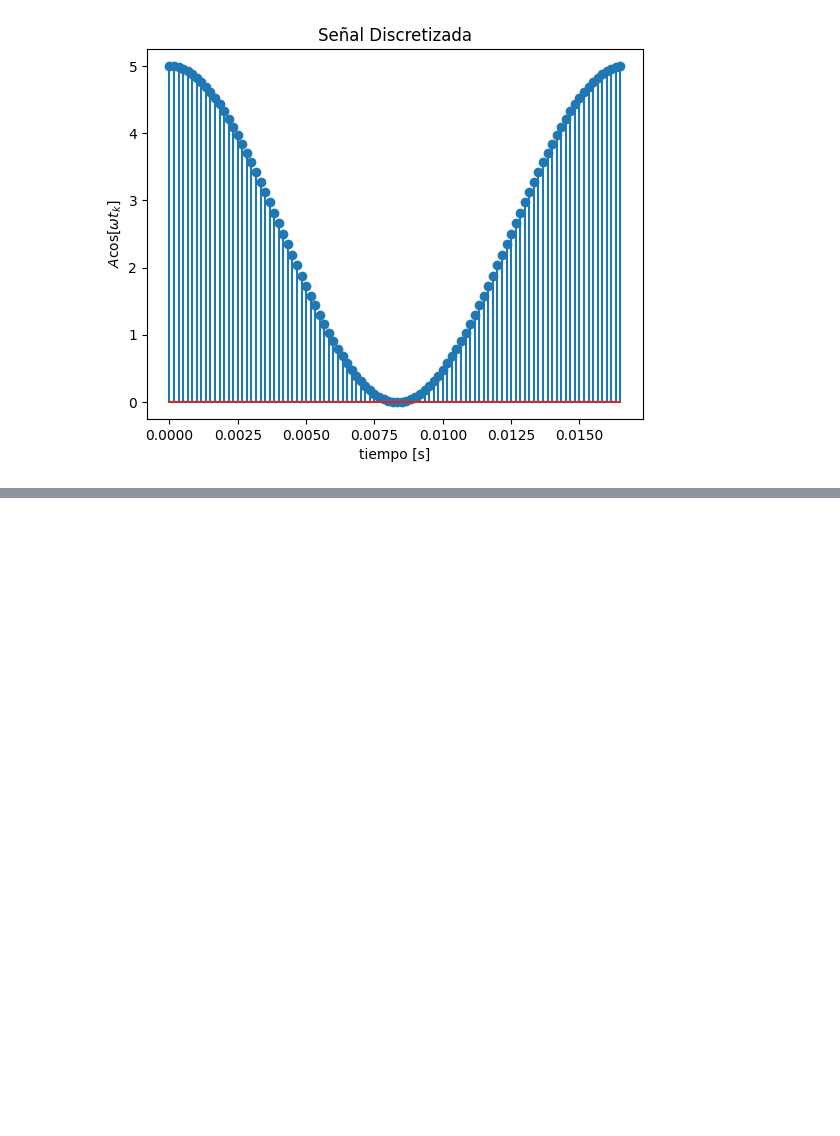
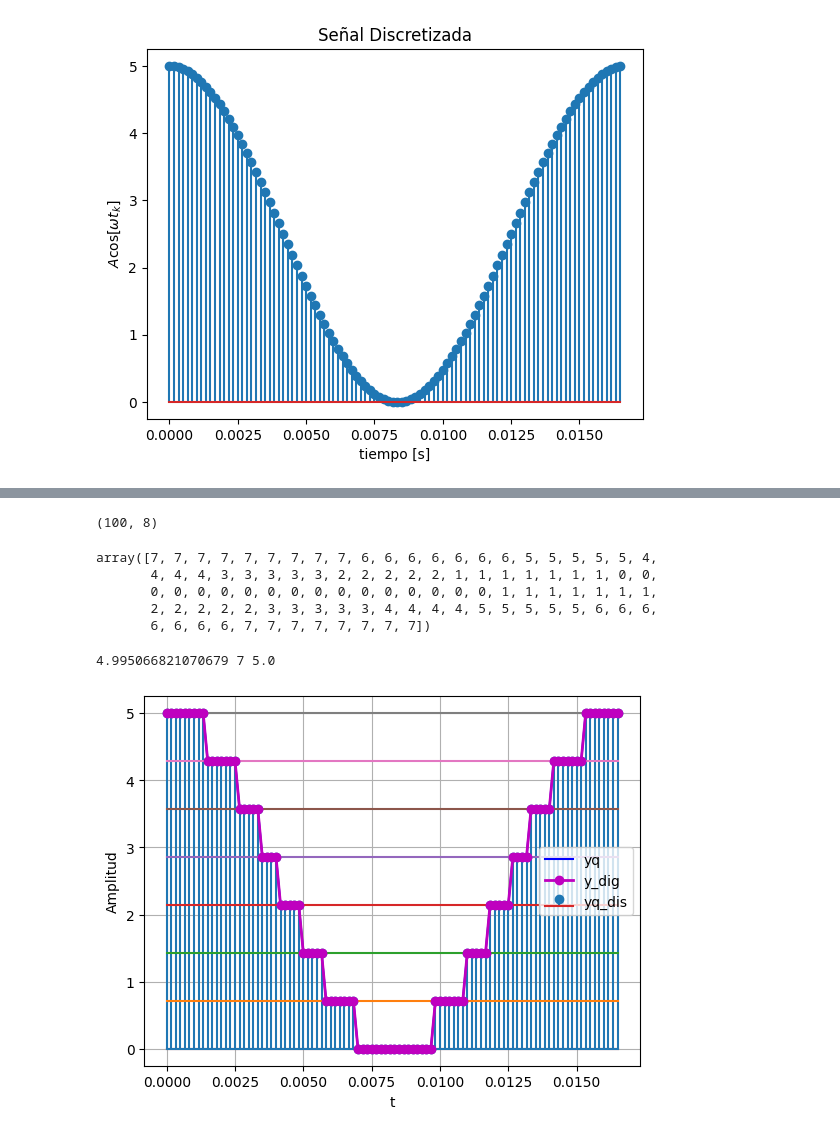
Before and after one commit to GabrielaRomoM/EjerciciosSYS-Phyton, a Jupyter notebook: EJERCICIO_SYS.ipynb, the cells around one changed output, grey strips where cells are left out. Saved outputs shown, nothing was run; the diff lists cells and outputs as text; code cells hidden in the pictures; blank space fills up the shorter version.

```diff
--- a/EJERCICIO_SYS.ipynb
+++ b/EJERCICIO_SYS.ipynb
@@ -75,0 +38,59 @@ plt.show()
+# %%
+from scipy.spatial.distance import cdist
+
+nbits= 3 #definición de la cantidad de bits requeridos
+ymin=0
+ymax=5
+ve=np.linspace(ymin,ymax,2**nbits) #vector de cuantización
+
+d=cdist(yv.reshape(-1,1),ve.reshape(-1,1))
+d.shape
+# %% [output]
+(100, 8)
+# %%
+ind=np.argmin(d,axis=1) #busca la posición de los elementos más pequeños en cada fila
+ind
+# %% [output]
+array([7, 7, 7, 7, 7, 7, 7, 7, 7, 6, 6, 6, 6, 6, 6, 6, 5, 5, 5, 5, 5, 4,
+       4, 4, 4, 3, 3, 3, 3, 3, 2, 2, 2, 2, 2, 1, 1, 1, 1, 1, 1, 1, 0, 0,
+       0, 0, 0, 0, 0, 0, 0, 0, 0, 0, 0, 0, 0, 0, 0, 1, 1, 1, 1, 1, 1, 1,
+       2, 2, 2, 2, 2, 3, 3, 3, 3, 3, 4, 4, 4, 4, 5, 5, 5, 5, 5, 6, 6, 6,
+       6, 6, 6, 6, 7, 7, 7, 7, 7, 7, 7, 7])
+# %%
+print(yv[1],ind[1],ve[ind[1]])
+# %% [output]
+4.995066821070679 7 5.0
+# %%
+def cuantizador(yp,ves): #yp punto para cuantizar y ves es el vector de estados
+
+  Tves= ves.shape[0] #Tamaño ves
+  dn = cdist(yp.reshape(-1,1),ves.reshape(-1,1)) #distancia yn a vector estados
+  ind = np.argmin(dn) #posición distancia min
+  return ves[ind]
+# %%
+for i in range(yv.shape[0]):
+   if i==0: #primera muestra
+     yq = cuantizador(yv[i],ve)
+   else:
+     yq = np.append(yq,cuantizador(yv[i],ve)) #apilar datos cuantizando si i>0
+# %%
+plt.plot(tv,yq,c='b', label='yq')#cs continua
+
+plt.stem(tv,yq, label='yq_dis')#cs discreta
+
+#estados de cuantización
+
+for v in ve:
+  plt.plot(tv,v*np.ones(len(tv)))
+
+# graficar señal Digital (discreta + cuantizada)
+
+plt.plot(tv,yq,c='m',marker='o',label='y_dig', linewidth=2)
+
+plt.legend()
+plt.grid()
+plt.xlabel('t')
+plt.ylabel('Amplitud')
+plt.show()
+# %% [output]
+[figure, added]
```
Also changed, not shown: parts of 2 cells of this notebook.
